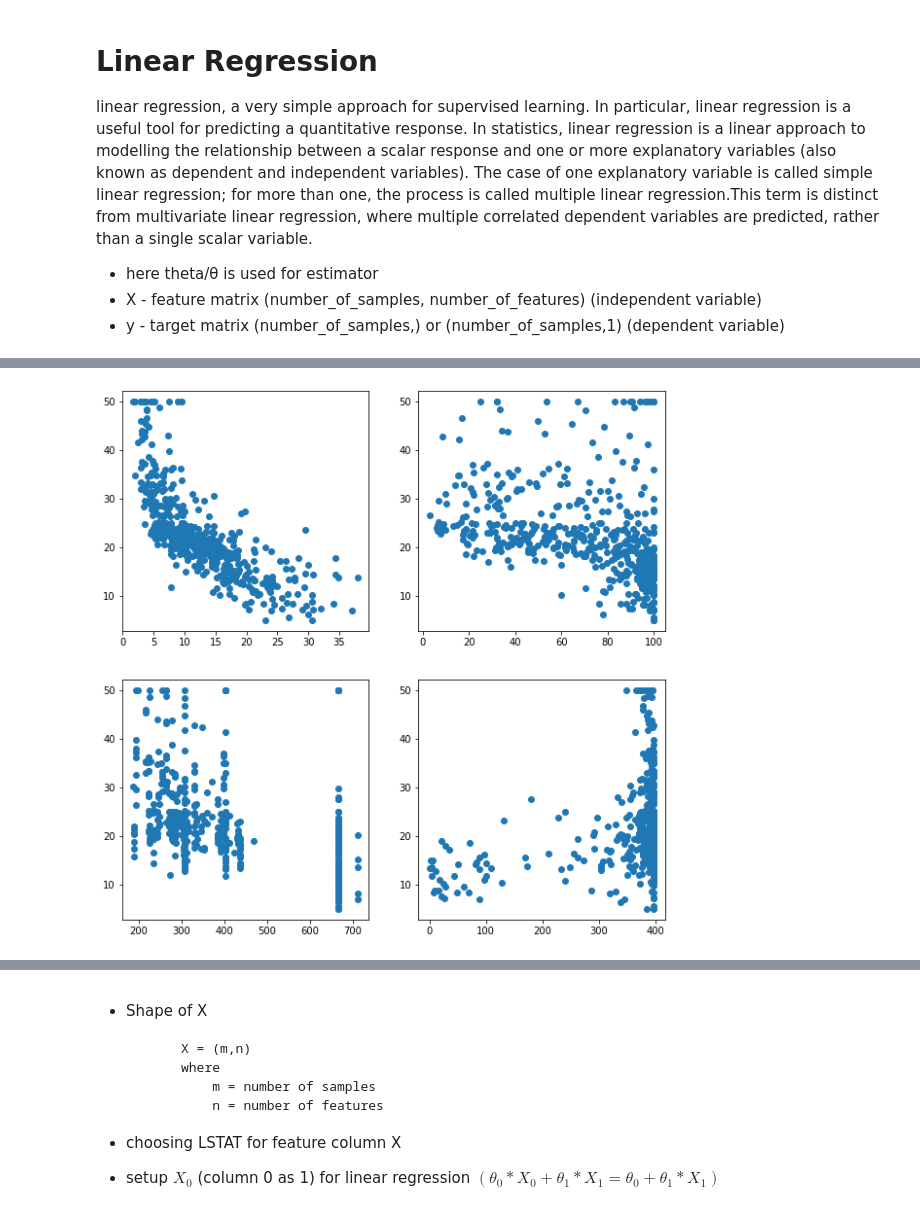
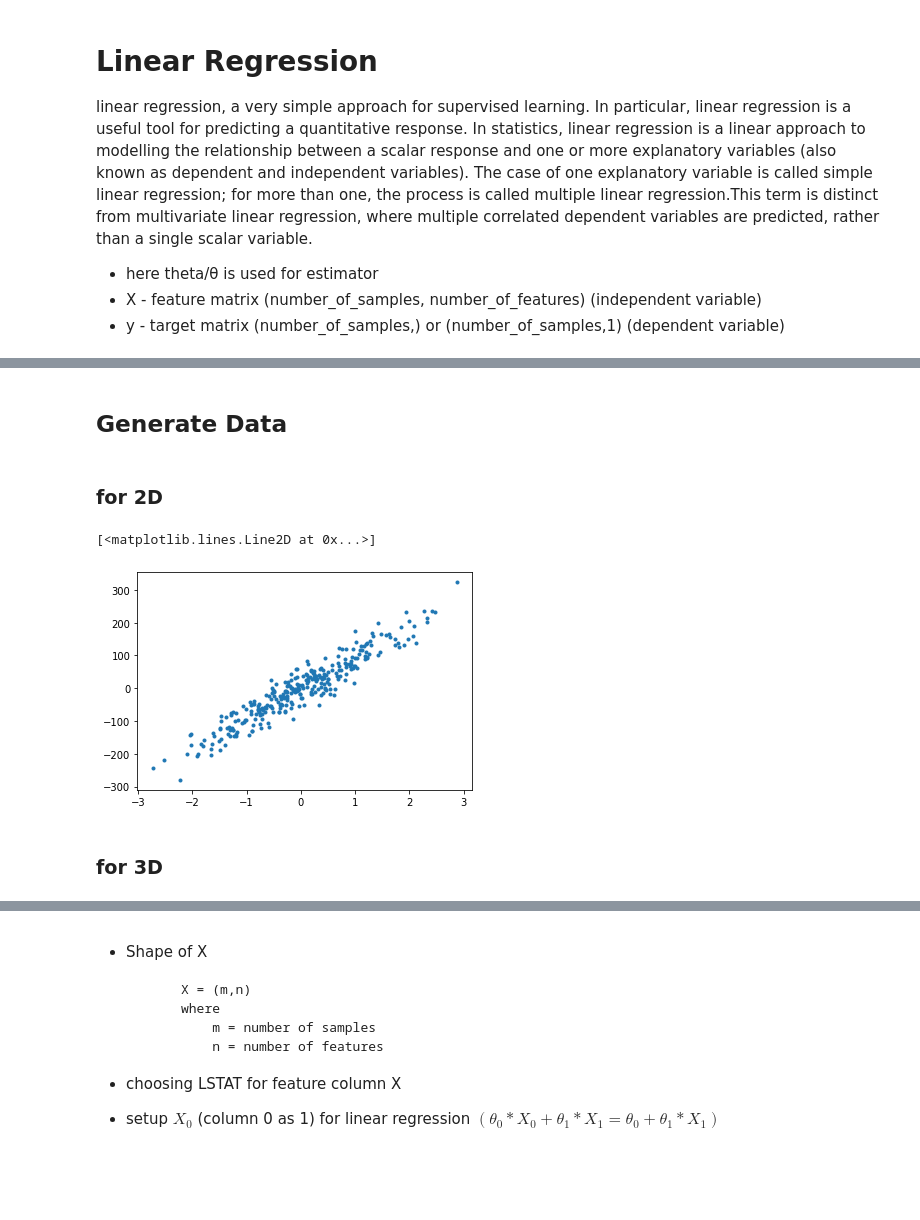
Before and after one commit to NishantBaheti/MachineLearningExploration, a Jupyter notebook: LinearRegression/Explore.ipynb, the cells around one changed output, grey strips where cells are left out. Drawn from its saved outputs; the diff is of its cells as text; code cells hidden in the pictures; blank space fills up the shorter version.

```diff
--- a/LinearRegression/Explore.ipynb
+++ b/LinearRegression/Explore.ipynb
@@ -56,10 +33,13 @@ df.head()
-# %%
-fig = plt.figure(figsize=(10,10))
-
-fig.add_subplot(2,2,1).scatter(df["LSTAT"],df["target"])
-fig.add_subplot(2,2,2).scatter(df["AGE"],df["target"])
-fig.add_subplot(2,2,3).scatter(df["TAX"],df["target"])
-fig.add_subplot(2,2,4).scatter(df["B"],df["target"])
-plt.show()
-# %% [output]
-[figure, removed]
+# %% [markdown]
+## Generate Data
+# %% [markdown]
+### for 2D
+# %%
+X1,y1 = make_regression(n_samples=300,n_features=1,noise=30)
+# %%
+plt.plot(X1,y1,'.')
+# %% [output]
+[<matplotlib.lines.Line2D at 0x...>]
+[figure, added]
+# %% [markdown]
+### for 3D
```
Also changed, not shown: parts of 122 cells of this notebook.
